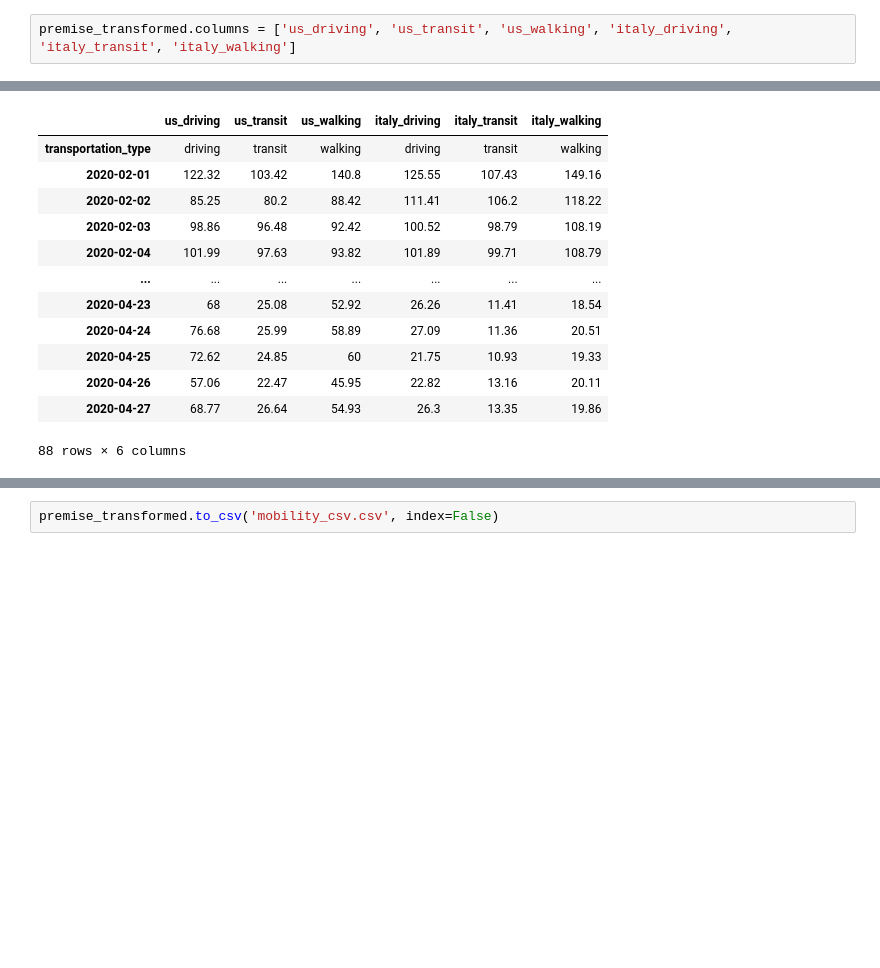
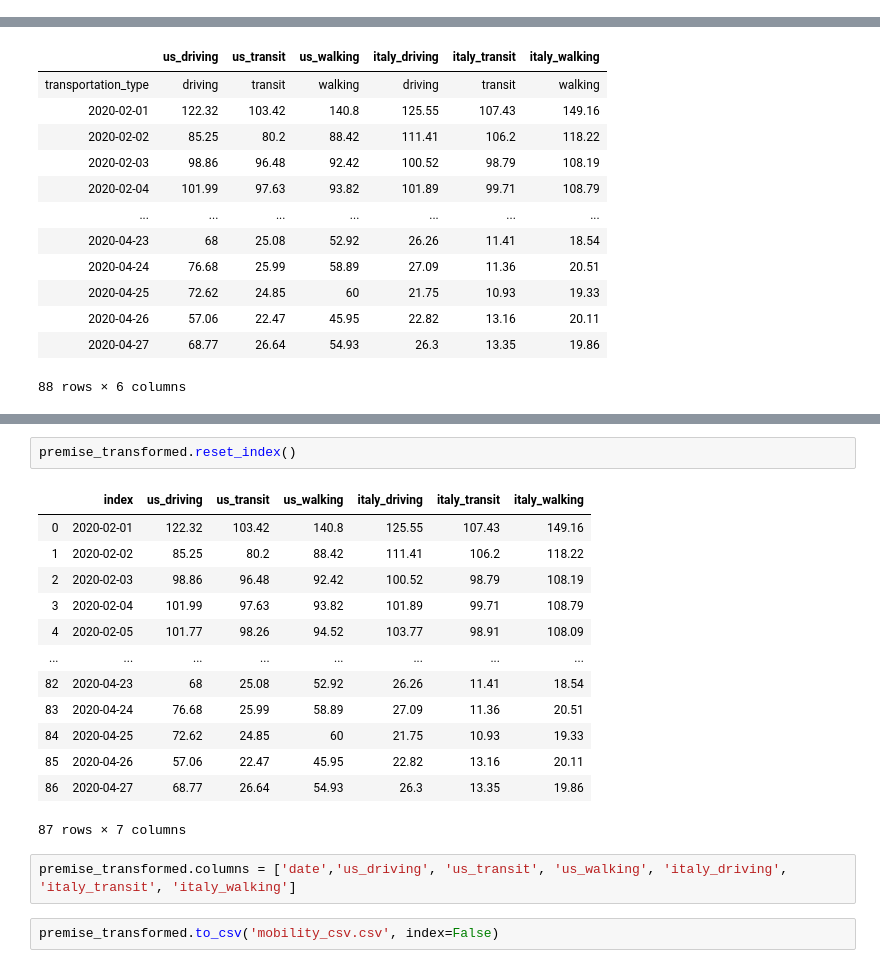
Before and after one commit to edwinmccracken/etl_project, a Jupyter notebook: applemaps_eddie.ipynb, the cells around one changed output, grey strips where cells are left out. Saved outputs shown, nothing was run; the diff lists cells and outputs as text; blank space fills up the shorter version.

```diff
--- a/applemaps_eddie.ipynb
+++ b/applemaps_eddie.ipynb
@@ -149,8 +149,6 @@ premise_transformed
 | 2020-04-26 | 57.06 | 22.47 | 45.95 | 22.82 | 13.16 | 20.11 |
 | 2020-04-27 | 68.77 | 26.64 | 54.93 | 26.3 | 13.35 | 19.86 |
 88 rows × 6 columns
-# %%
-premise_transformed.columns = ['us_driving', 'us_transit', 'us_walking', 'italy_driving', 'italy_transit', 'italy_walking']
 # %%
 premise_transformed
 # %% [output]
@@ -173,2 +185,20 @@ premise_transformed
+# %%
+premise_transformed.reset_index()
+# %% [output]
+|  | index | us_driving | us_transit | us_walking | italy_driving | italy_transit | italy_walking |
+| 0 | 2020-02-01 | 122.32 | 103.42 | 140.8 | 125.55 | 107.43 | 149.16 |
+| 1 | 2020-02-02 | 85.25 | 80.2 | 88.42 | 111.41 | 106.2 | 118.22 |
+| 2 | 2020-02-03 | 98.86 | 96.48 | 92.42 | 100.52 | 98.79 | 108.19 |
+| 3 | 2020-02-04 | 101.99 | 97.63 | 93.82 | 101.89 | 99.71 | 108.79 |
+| 4 | 2020-02-05 | 101.77 | 98.26 | 94.52 | 103.77 | 98.91 | 108.09 |
+| ... | ... | ... | ... | ... | ... | ... | ... |
+| 82 | 2020-04-23 | 68 | 25.08 | 52.92 | 26.26 | 11.41 | 18.54 |
+| 83 | 2020-04-24 | 76.68 | 25.99 | 58.89 | 27.09 | 11.36 | 20.51 |
+| 84 | 2020-04-25 | 72.62 | 24.85 | 60 | 21.75 | 10.93 | 19.33 |
+| 85 | 2020-04-26 | 57.06 | 22.47 | 45.95 | 22.82 | 13.16 | 20.11 |
+| 86 | 2020-04-27 | 68.77 | 26.64 | 54.93 | 26.3 | 13.35 | 19.86 |
+87 rows × 7 columns
+# %%
+premise_transformed.columns = ['date','us_driving', 'us_transit', 'us_walking', 'italy_driving', 'italy_transit', 'italy_walking']
 # %%
 premise_transformed.to_csv('mobility_csv.csv', index=False)
```
Also changed, not shown: parts of 1 cell of this notebook, 1 other file.
